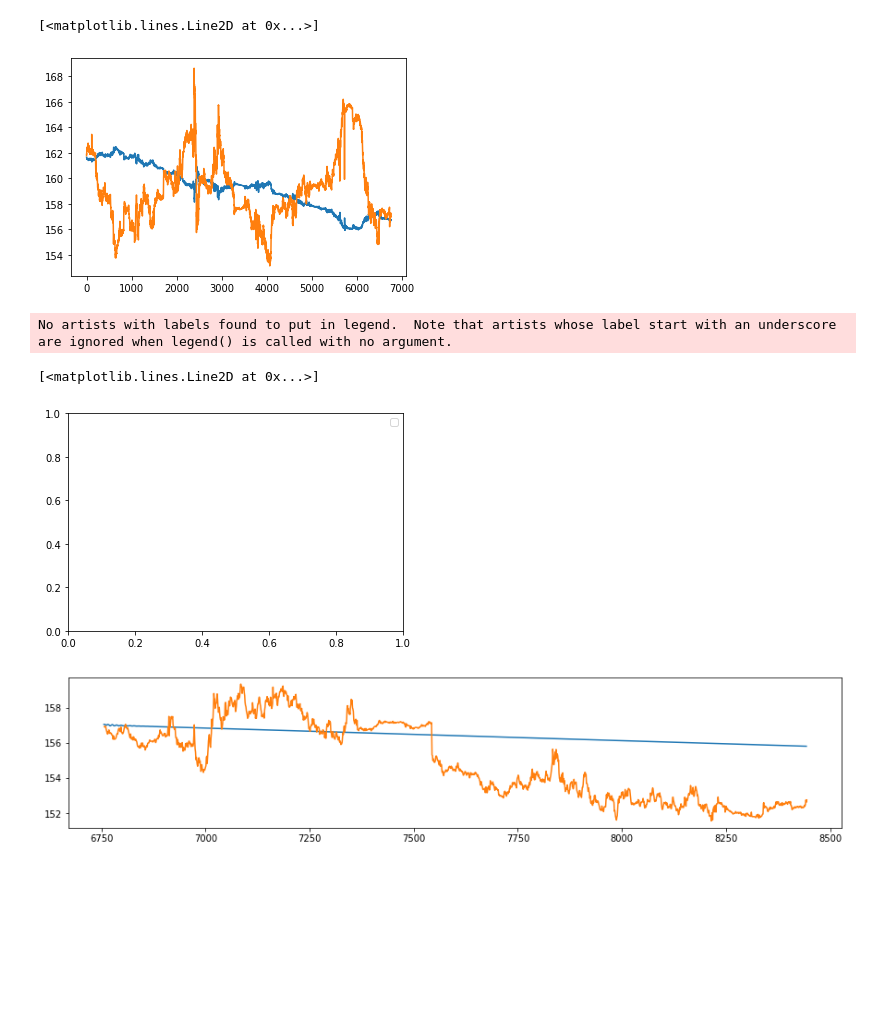
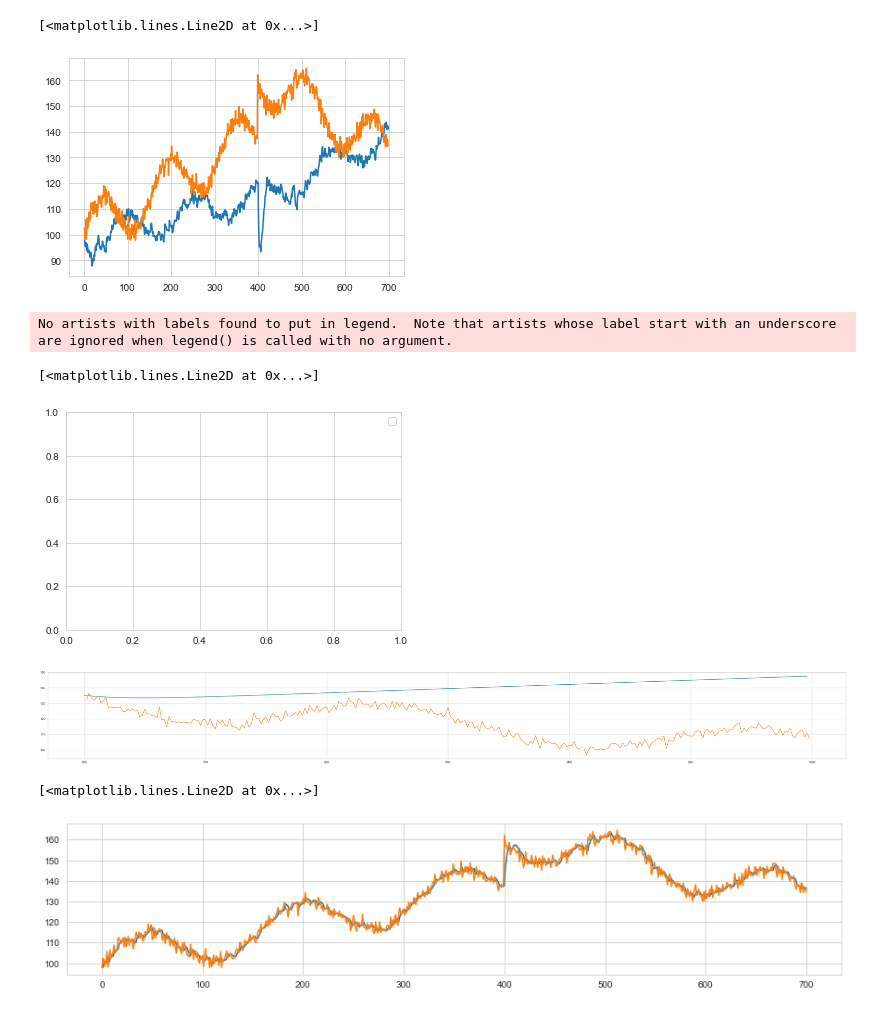
Before and after one commit to tharshikan/QuantitativeTrading, a Jupyter notebook: notebooks/RankingStocks.ipynb, the cells around one changed output. Drawn from its saved outputs; the diff is of its cells as text; code cells hidden in the pictures; blank space fills up the shorter version.

```diff
--- a/notebooks/RankingStocks.ipynb
+++ b/notebooks/RankingStocks.ipynb
@@ -21,13 +21,34 @@ API_KEY = 'EC1W3AWVDZ3LA1T8'
 ts = TimeSeries(key=API_KEY, output_format='pandas')
 ti = TechIndicators(key=API_KEY, output_format='pandas')
 # %%
-data, meta_data = ts.get_intraday(symbol='AAPL', interval='1min', outputsize='full')
-# data, meta_data = ts.get_daily(symbol='GE', outputsize='full')
-df = getAlphaOHLC(data)
-df['indx'] = np.arange(len(df))
-df.index =df['indx']
+def sinSimulation():
+    np.random.seed(123)
+    size = 1000
+    num= (np.sin(np.linspace(0,40,size))*10)+100
+    noise = np.random.normal(0,2,size)
+    df= pd.DataFrame({'Close':num+noise})
+    df['indx']= df.index
+    # df['Close'] = df['Close']+df['indx']*0.1
+
+    def inner(row):
+        # print('hello')
+        if row['indx']<400:
+            return row['Close']+row['indx']*0.1
+        else:
+            return row['Close']+(102-row['indx']*0.1)
+
+    df['Close']= df.apply(inner, axis=1)
+    df.set_index('indx',inplace=True)
+    return df
+
+# data, meta_data = ts.get_intraday(symbol='AACG', interval='1min',)
+# data, meta_data = ts.get_daily(symbol='BA', outputsize='full')
+#df = getAlphaOHLC(data)
+df = sinSimulation()
+# df['indx'] = np.arange(len(df))
+# df.index =df['indx']
 df.plot(y='Close', figsize=(15, 3))
-df.drop(columns=['indx'], inplace=True)
+# df.drop(columns=['indx'], inplace=True)
 df.tail()
 print(f'{df.shape}')
 # %% [output]
@@ -78,5 +99,5 @@ _ = plot_pacf(ret, lags=lag, title='log return autocorrelation')
 # %%
-split_percent = 0.2
+split_percent = 0.3
 split = int(len(ret) * split_percent)
 split_start = split
 split_end = len(ret) - split
@@ -84,6 +105,8 @@ print(f'split start {split_start} end {split_end}')
 print(f'split {split_percent} {split}')
 train_data = ret[:len(ret) -split]
 test_data = ret[-1*split:]
+train_df = df[:len(df) -split]
+test_df = df[-1*split:]
 print(f'total data length: {len(ret)}')
 print(f'train data length: {len(train_data)}')
 print(f'test data length: {len(test_data)}')
@@ -114,6 +137,6 @@ Name: ret, Length: 6756, dtype: float64
 # %%
-AR_lag_p = 20
-MA_lag_q = 9
+AR_lag_p = 8
+MA_lag_q = 2
 order = (AR_lag_p, 0, MA_lag_q)
 arma_model = ARIMA(train_data, order=order)
 arma_result = arma_model.fit()
@@ -126,18 +149,18 @@ plt.plot(cum_ret, label='actual')
 # plt.plot(lret.values)
 # %% [output]
 [<matplotlib.lines.Line2D at 0x...>]
-[figure, old version]
+[figure, new version]
 # %%
 
 test = arma_result.predict(split_end, len(ret)-1)
 cum_test = df.Close[split_end]+np.cumsum(test)
 plt.legend()
-plt.figure(figsize=(15, 3))
+plt.figure(figsize=(45, 5))
 plt.plot(cum_test, label='predicted',)
 a= np.cumsum(test_data)+ df.Close[split_end]
 plt.plot(a, label='actual')
 # %% [output]
 No artists with labels found to put in legend.  Note that artists whose label start with an underscore are ignored when legend() is called with no argument.
 [<matplotlib.lines.Line2D at 0x...>]
-[figure, old version]
+[figure, new version]
-[figure, old version]
+[figure, new version]
@@ -143,0 +173,7 @@ No artists with labels found to put in legend.  Note that artists whose label st
+# %%
+plt.figure(figsize=(15, 3))
+plt.plot(arma_result.fittedvalues[1:])
+plt.plot(train_df['Close'])
+# %% [output]
+[<matplotlib.lines.Line2D at 0x...>]
+[figure, added]
```
Also changed, not shown: parts of 11 cells of this notebook, 5 other files.
